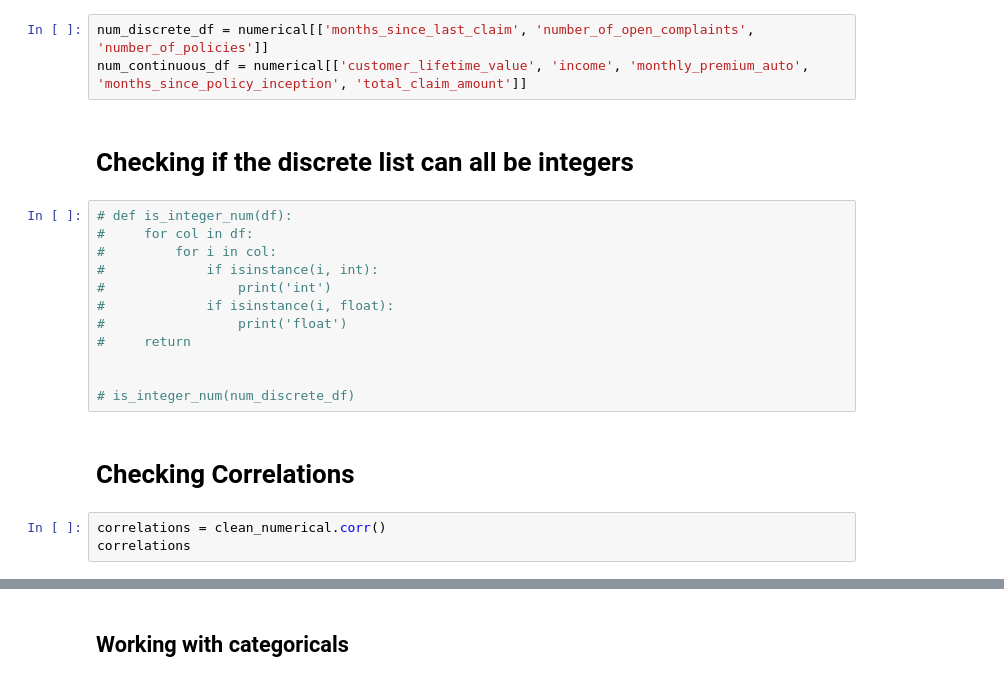
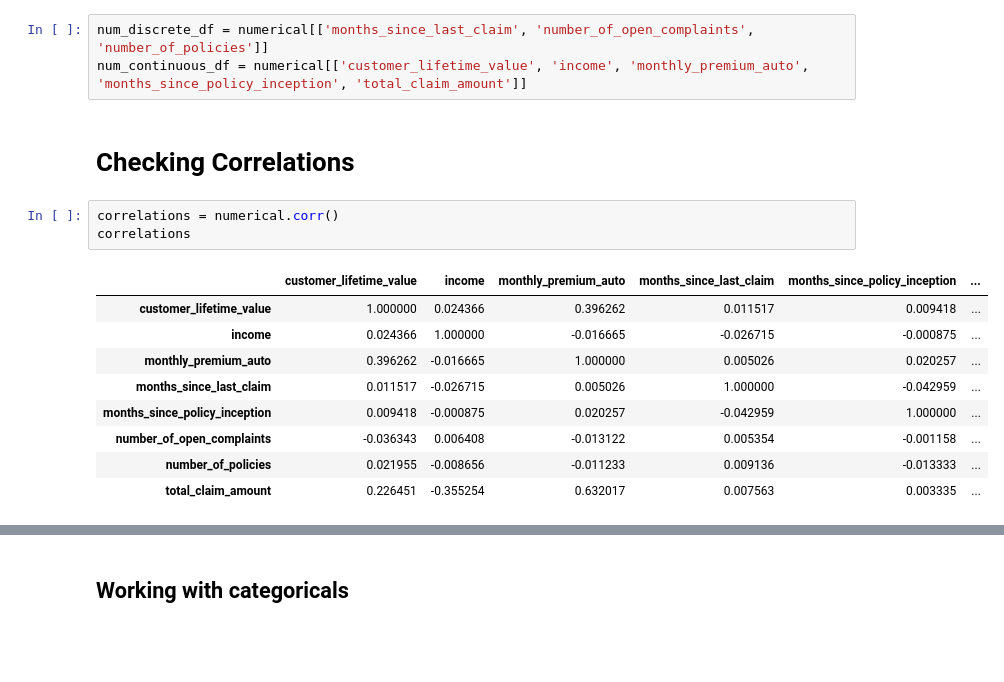
Before and after one commit to erin-berardi/Erin_dataV2-labs, a Jupyter notebook: lab-cleaning-categorical-data/Discrete_Continuous_variables.ipynb, the cells around one changed output, grey strips where cells are left out. Drawn from its saved outputs; the diff is of its cells as text; blank space fills up the shorter version.

Commit message:
discrete

```diff
--- a/lab-cleaning-categorical-data/Discrete_Continuous_variables.ipynb
+++ b/lab-cleaning-categorical-data/Discrete_Continuous_variables.ipynb
@@ -200,24 +312,20 @@ print('Cotinuous List:   ',continuous_lst)
 # %%
 num_discrete_df = numerical[['months_since_last_claim', 'number_of_open_complaints', 'number_of_policies']]
 num_continuous_df = numerical[['customer_lifetime_value', 'income', 'monthly_premium_auto', 'months_since_policy_inception', 'total_claim_amount']]
-# %% [markdown]
-# Checking if the discrete list can all be integers
-# %%
-# def is_integer_num(df):
-#     for col in df:
-#         for i in col:
-#             if isinstance(i, int):
-#                 print('int')
-#             if isinstance(i, float):
-#                 print('float')
-#     return
-
-
-# is_integer_num(num_discrete_df)
 # %% [markdown]
 # Checking Correlations
 # %%
-correlations = clean_numerical.corr()
+correlations = numerical.corr()
 correlations
+# %% [output]
+|  | customer_lifetime_value | income | monthly_premium_auto | months_since_last_claim | months_since_policy_inception | ... |
+| customer_lifetime_value | 1.000000 | 0.024366 | 0.396262 | 0.011517 | 0.009418 | ... |
+| income | 0.024366 | 1.000000 | -0.016665 | -0.026715 | -0.000875 | ... |
+| monthly_premium_auto | 0.396262 | -0.016665 | 1.000000 | 0.005026 | 0.020257 | ... |
+| months_since_last_claim | 0.011517 | -0.026715 | 0.005026 | 1.000000 | -0.042959 | ... |
+| months_since_policy_inception | 0.009418 | -0.000875 | 0.020257 | -0.042959 | 1.000000 | ... |
+| number_of_open_complaints | -0.036343 | 0.006408 | -0.013122 | 0.005354 | -0.001158 | ... |
+| number_of_policies | 0.021955 | -0.008656 | -0.011233 | 0.009136 | -0.013333 | ... |
+| total_claim_amount | 0.226451 | -0.355254 | 0.632017 | 0.007563 | 0.003335 | ... |
 # %%
 fig, ax=plt.subplots(figsize=(10, 8))
```
Also changed, not shown: parts of 51 cells of this notebook, 3 other files.
